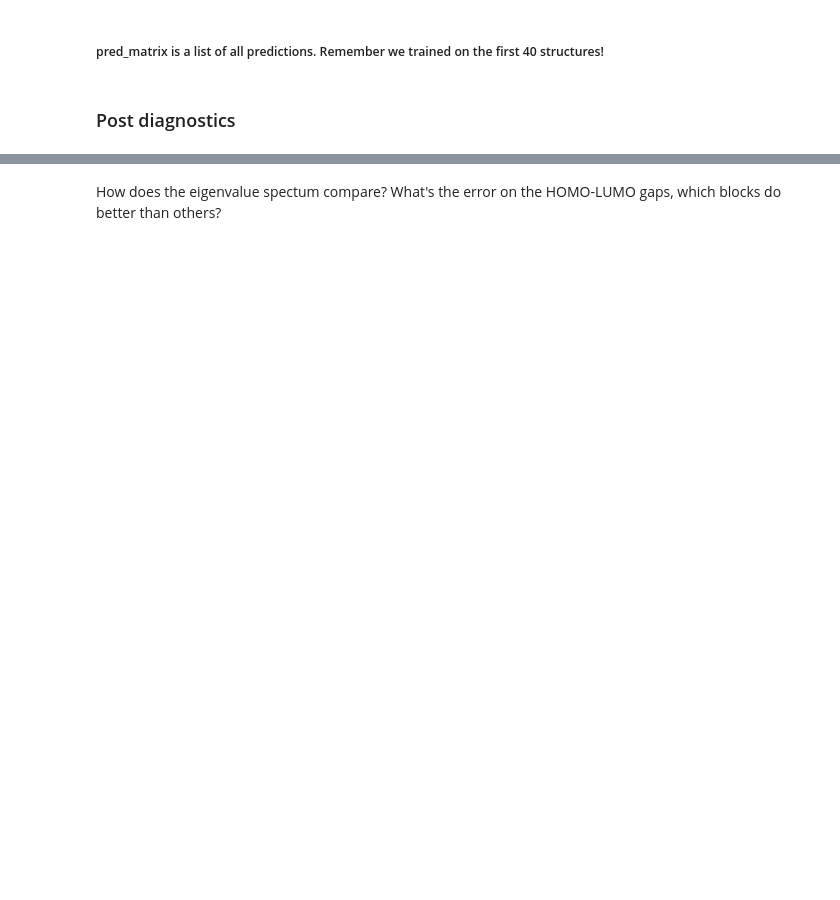
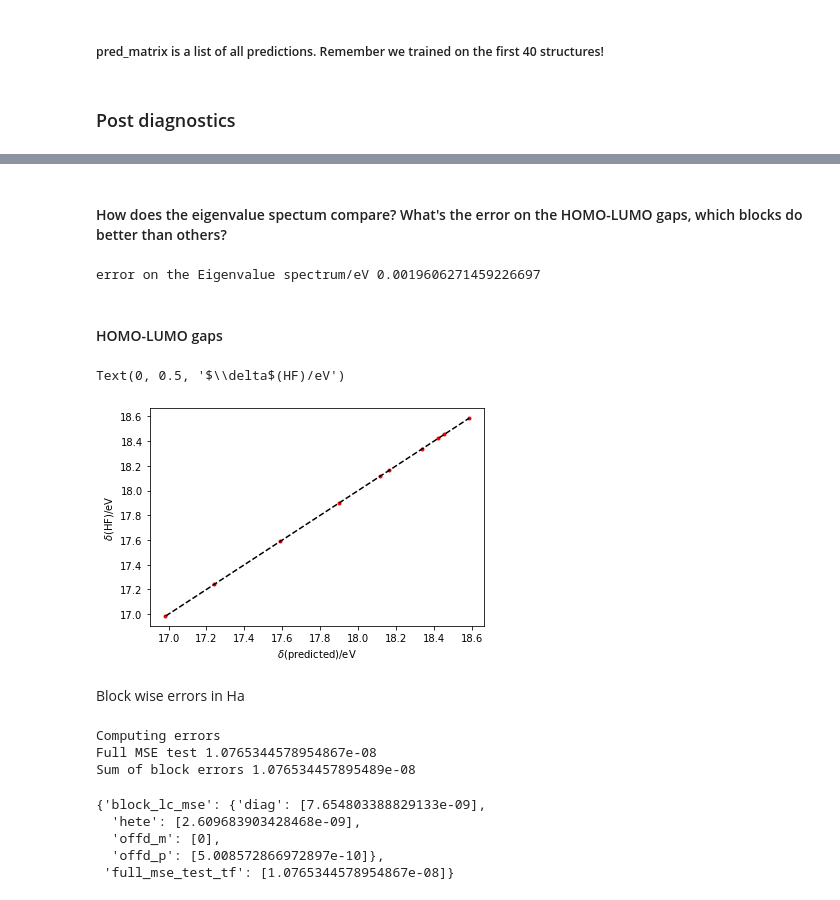
Before and after one commit to lab-cosmo/ncenter-reps, a Jupyter notebook: example/water-example.ipynb, the cells around one changed output, grey strips where cells are left out. Saved outputs shown, nothing was run; the diff lists cells and outputs as text; code cells hidden in the pictures; blank space fills up the shorter version.

```diff
--- a/example/water-example.ipynb
+++ b/example/water-example.ipynb
@@ -232,6 +252,23 @@ ax.xaxis.set_tick_params(pad=-2)
 # %%
-coupled_ortho_blocks, slices = matrix_list_to_blocks(ortho_fock[:50], frames[:50], orbs, CG)
+coupled_ortho_blocks, slices = matrix_list_to_blocks(ortho_fock_saph[:50], frames[:50], orbs, CG)
 # %%
 train_slices = slice_fraction(coupled_ortho_blocks, tf=0.8)
 # %%
-feats = do_full_features(frames[:50], orbs, spherical_expansion_hypers, 2, CG, scale=1e3)
+feats = compute_hamiltonian_representations(frames[:50], orbs, spherical_expansion_hypers, lmax=2, nu=1, cg=CG, scale=1e3)
+# %%
+# substitute nu=2 features for the "diagonal" block
+blocks = uncoupled_ortho_blocks
+blocks_c = coupled_ortho_blocks
+tblock = 'diag'
+sel_type  = list(blocks[tblock].keys())
+fblock=[]
+for i in range(len(sel_type)):
+    kblock = sel_type[i]
+    lblock = list(blocks_c['diag'][sel_type[i]].keys())
+    for l in lblock:
+        fblock.append(block_to_feat_index(tblock, kblock, l, orbs))
+
+fblock = list(set(fblock))
+for j in fblock:
+    print(j)
+    feats['diag'][j] = compute_hamiltonian_representations(tqdm_reusable(frames, desc="features"), orbs = orbs, hypers = spherical_expansion_hypers,lmax=2, nu=2, cg=CG, scale=1e3, select_feats=dict(block=j, type=tblock))[tblock][j]
@@ -251,2 +419,14 @@ pred_matrix = blocks_to_matrix_list(pred_blocks, frames, slices, orbs, CG)
 # %% [markdown]
-How does the eigenvalue spectum compare? What's the error on the HOMO-LUMO gaps, which blocks do better than others?
+#### How does the eigenvalue spectum compare? What's the error on the HOMO-LUMO gaps, which blocks do better than others?
+# %%
+test_matrix = ortho_fock_saph[40:50]
+train_matrix = ortho_fock_saph[:40]
+eigenval_norm = np.asarray([ np.sqrt(np.mean((np.linalg.eigvalsh(pred_matrix[len(train_matrix)+j])-np.linalg.eigvalsh(ortho_fock_saph[len(train_matrix)+j].astype(float)))**2
+                                          )) for j in range(len(test_matrix))  ])
+eigenval_rmse = np.sqrt(np.sum(eigenval_norm**2)/len(test_matrix))
+
+print("error on the Eigenvalue spectrum/eV", eigenval_rmse*Hartree)
+# %% [output]
+error on the Eigenvalue spectrum/eV 0.0019606271459226697
+# %% [markdown]
+#### HOMO-LUMO gaps
@@ -252,0 +435,36 @@ How does the eigenvalue spectum compare? What's the error on the HOMO-LUMO gaps,
+# %%
+ref_eig = np.linalg.eigvalsh(ortho_fock_saph[40:50])
+pred_eig =  np.linalg.eigvalsh(pred_matrix[40:50])
+
+homo, lumo,gap, phomo, plumo, pgap  = get_homo_lumo(frames[40:50], ref_eig, pred_eig,noffset=2, eV=True)
+# %%
+fig, ax = plt.subplots(1,1)
+ax.plot(pgap,  gap,'r.')
+ax.plot([min(gap),max(gap)],[min(gap),max(gap)],'k--')
+fmt = mpl.ticker.ScalarFormatter(); fmt.set_scientific(False)
+# ax.xaxis.set_major_formatter(fmt)
+# ax.xaxis.set_minor_formatter(fmt)
+ax.yaxis.set_major_formatter(fmt)
+ax.yaxis.set_minor_formatter(fmt)
+ax.ticklabel_format(useOffset=False)
+ax.set_xlabel("$\delta$(predicted)/eV")
+ax.set_ylabel("$\delta$(HF)/eV")
+# %% [output]
+Text(0, 0.5, '$\\delta$(HF)/eV')
+[figure, added]
+# %% [markdown]
+Block wise errors in Ha
+# %%
+full_mse, block_rmse, lcstats  = block_err(pred_matrix, frames[:50], orbs, CG, ortho_fock_saph[:50], list(range(40,50)) )
+# %% [output]
+Computing errors
+Full MSE test 1.0765344578954867e-08
+Sum of block errors 1.076534457895489e-08
+# %%
+lcstats
+# %% [output]
+{'block_lc_mse': {'diag': [7.654803388829133e-09],
+  'hete': [2.609683903428468e-09],
+  'offd_m': [0],
+  'offd_p': [5.008572866972897e-10]},
+ 'full_mse_test_tf': [1.0765344578954867e-08]}
```
Also changed, not shown: parts of 22 cells of this notebook, 7 other files.
